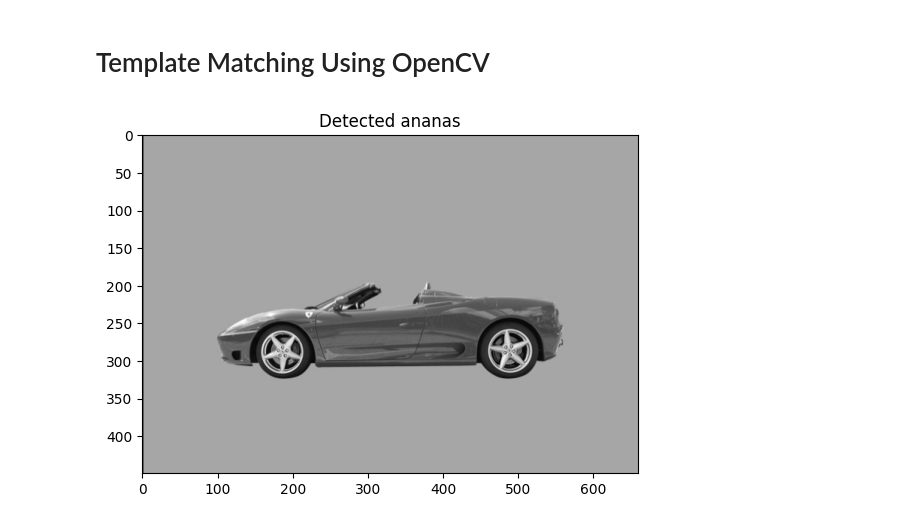
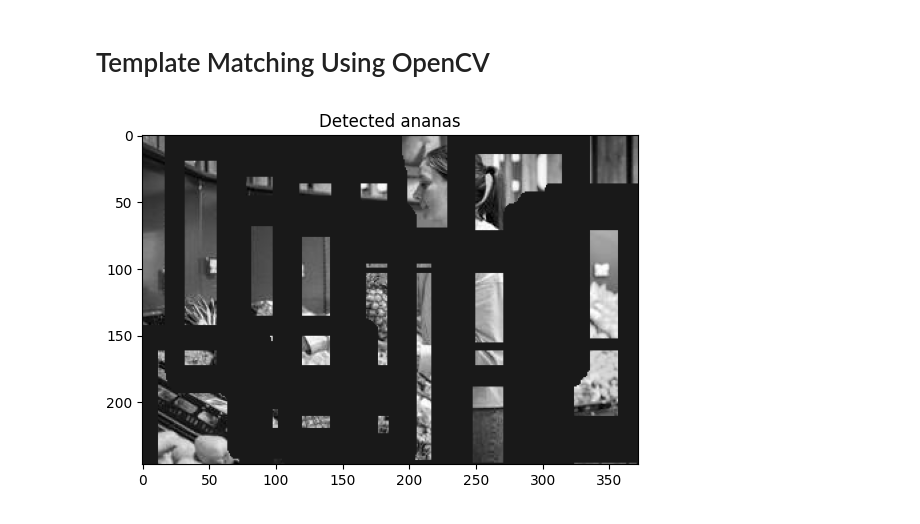
Before and after one commit to ParisaMousavi/cd0360-Introduction-to-Computer-Vision, a Jupyter notebook: k1-image-formation/object-detection-tracking.ipynb, the cells around one changed output. Drawn from its saved outputs; the diff is of its cells as text; code cells hidden in the pictures.

```diff
--- a/k1-image-formation/object-detection-tracking.ipynb
+++ b/k1-image-formation/object-detection-tracking.ipynb
@@ -51,33 +46,33 @@ error: OpenCV(4.12.0) /io/opencv/modules/imgproc/src/color.simd_helpers.hpp:92:
 import cv2
 import numpy as np
 from matplotlib import pyplot as plt
 # Load the image and the template
-image = cv2.imread('car_green_screen.jpg',
+image = cv2.imread('ananas-supermarkt.jpg',
     0)
-template = cv2.imread('result_image.png',
+template = cv2.imread('ananas.jpg',
     0)
 w, h = template.shape[: : -1]
 # Perform template matching
 res = cv2.matchTemplate(image,
     template,
     cv2.TM_CCOEFF_NORMED)
 # Set a threshold and find where
 # the matching result exceeds it
 threshold = 0.215
 loc = np.where(res >= threshold)
 # Create a copy of the original image
 # in color to draw rectangles
 color_image = cv2.cvtColor(image,
     cv2.COLOR_GRAY2BGR)
 # Draw rectangles around the matched regions
 for pt in zip(* loc[::-1]):
     cv2.rectangle(color_image,
         pt,
         (pt[0] + 2*w, pt[1] + 2*h),
         (25, 25, 25),
         2)
 plt.imshow(color_image)
 plt.title('Detected ananas')
 plt.show()
 # %% [output]
-[figure, old version]
+[figure, new version]
```
Also changed, not shown: parts of 1 cell of this notebook, 2 other files.
